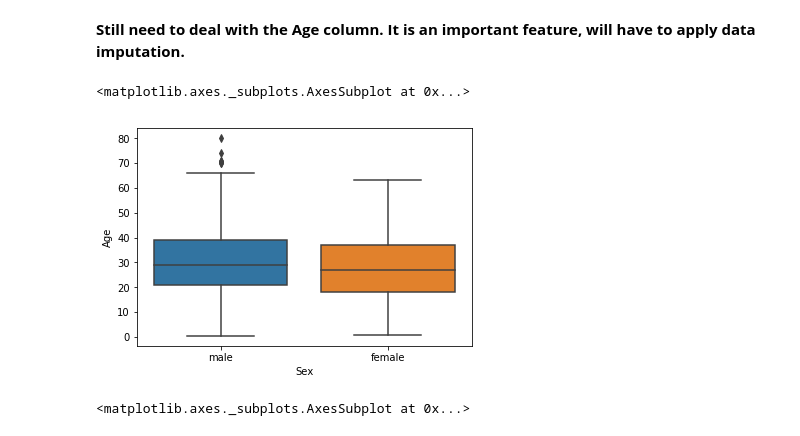
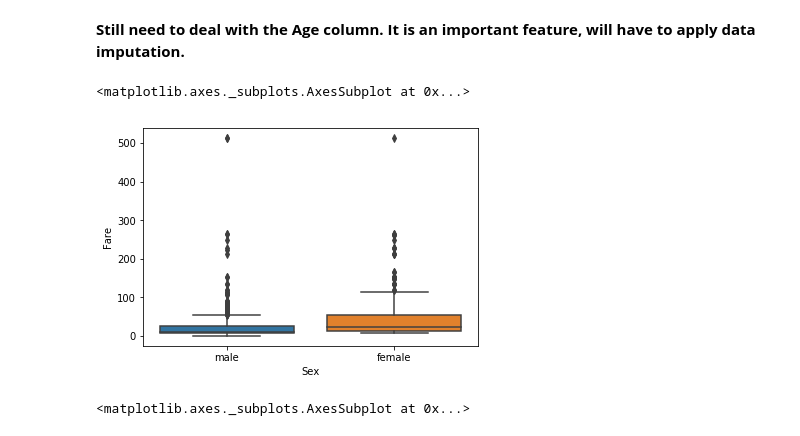
Before and after one commit to debajyoti94/MyHeartWillNotGoOn, a Jupyter notebook: notebooks/Titanic_EDA.ipynb, the cells around one changed output. Saved outputs shown, nothing was run; the diff lists cells and outputs as text; code cells hidden in the pictures.

```diff
--- a/notebooks/Titanic_EDA.ipynb
+++ b/notebooks/Titanic_EDA.ipynb
@@ -212,10 +212,10 @@ sns.heatmap(clean_titanic_train_set.isnull(),
 # %% [markdown]
 **Still need to deal with the Age column. It is an important feature, will have to apply data imputation.**
 # %%
-sns.boxplot(x='Sex',y='Age',data=clean_titanic_train_set)
+sns.boxplot(x='Sex',y='Fare',data=clean_titanic_train_set)
 # %% [output]
 <matplotlib.axes._subplots.AxesSubplot at 0x...>
-[figure, old version]
+[figure, new version]
 # %%
 # DEFINING A FUNCTION TO IMPUTE AGE AS THE MEAN
 # BASED ON THE SEX OF THE PASSENGER
```
Also changed, not shown: parts of 5 cells of this notebook.
